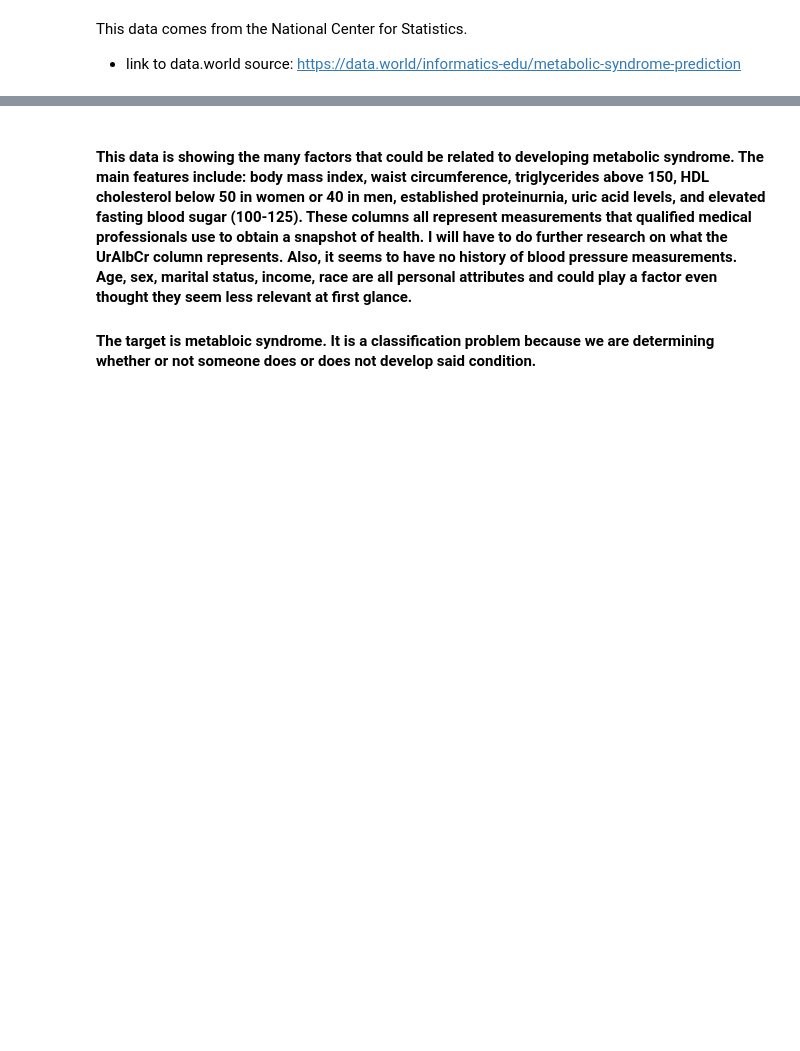
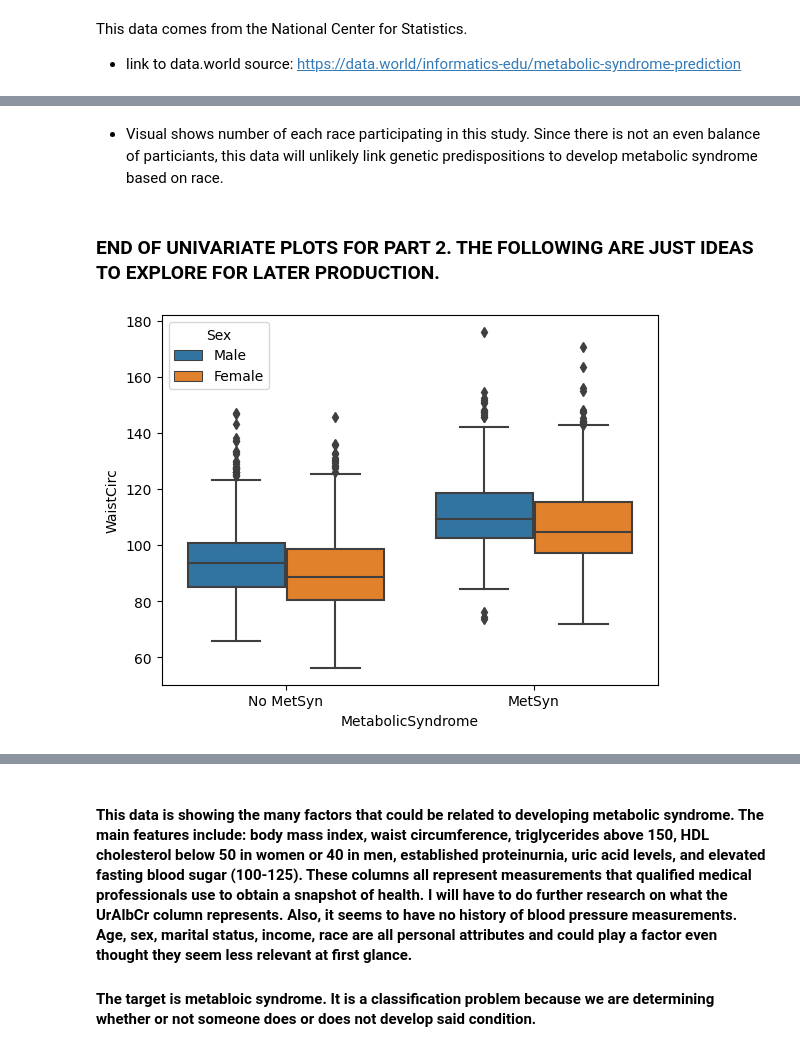
Before and after one commit to Kridge42/Metabolic-Syndrome, a Jupyter notebook: Project_2.ipynb, the cells around one changed output, grey strips where cells are left out. Saved outputs shown, nothing was run; the diff lists cells and outputs as text; code cells hidden in the pictures; blank space fills up the shorter version.

```diff
--- a/Project_2.ipynb
+++ b/Project_2.ipynb
@@ -10,0 +228,8 @@ This data comes from the National Center for Statistics.
+# %% [markdown]
+- Visual shows number of each race participating in this study. Since there is not an even balance of particiants, this data will unlikely link genetic predispositions to develop metabolic syndrome based on race.
+# %% [markdown]
+### END OF UNIVARIATE PLOTS FOR PART 2. THE FOLLOWING ARE JUST IDEAS TO EXPLORE FOR LATER PRODUCTION.
+# %%
+sns.boxplot(data=df, x='MetabolicSyndrome', y='WaistCirc', hue='Sex');
+# %% [output]
+[figure, added]
```
Also changed, not shown: parts of 38 cells of this notebook.
